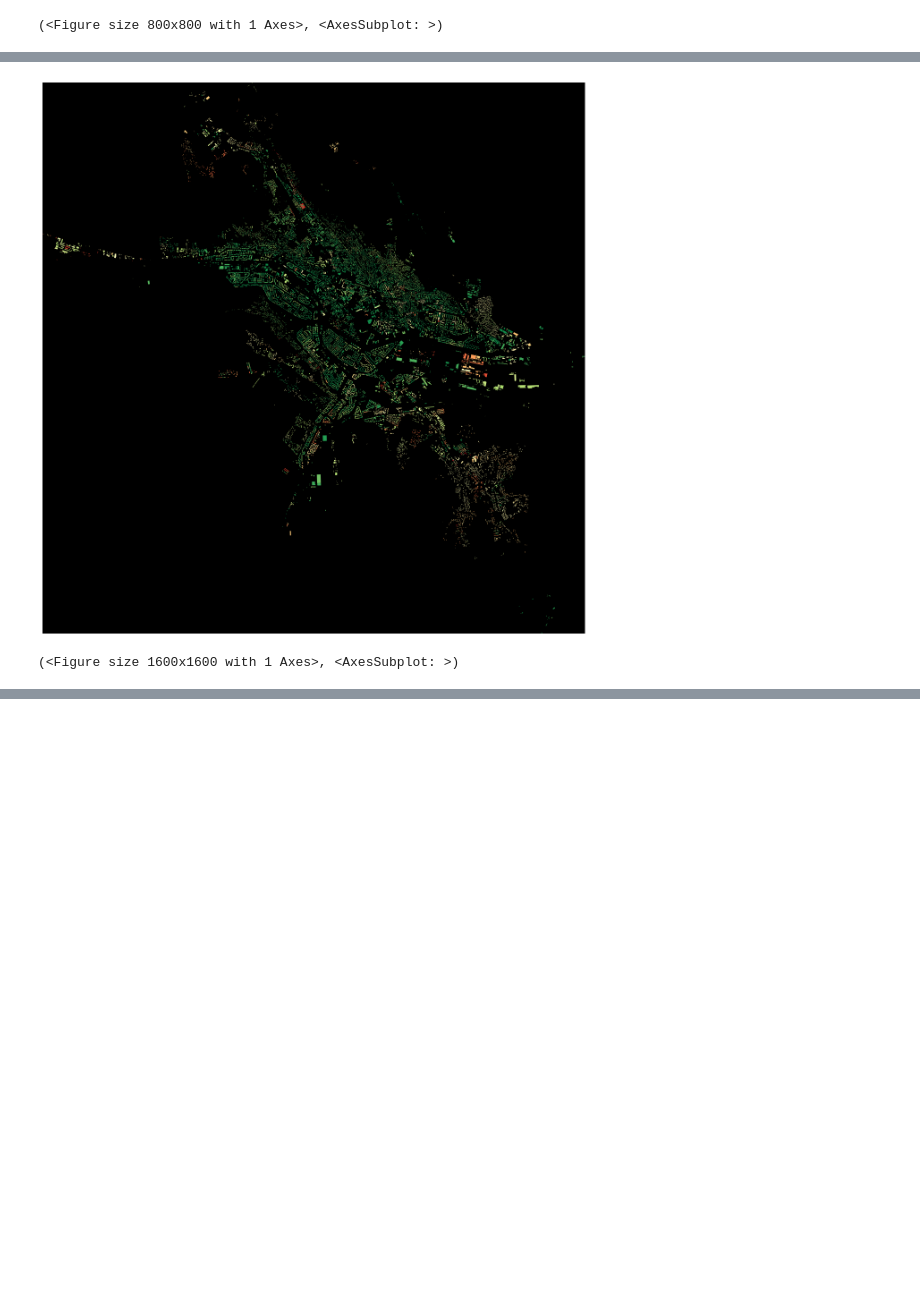
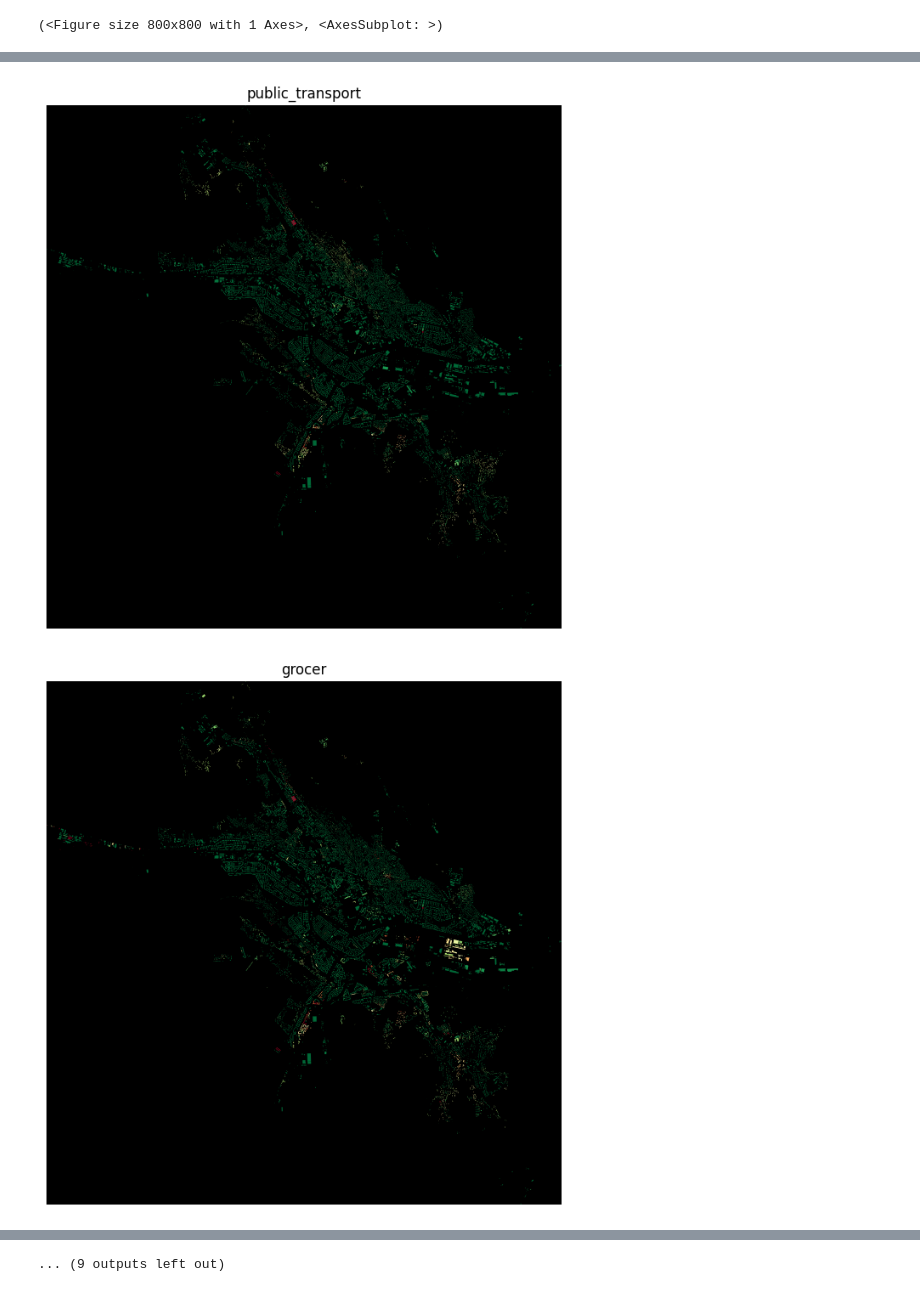
Before and after one commit to colin-dumitru/Liveable-Cities-Score, a Jupyter notebook: checklist/notebooks/Calculate Score.ipynb, the cells around one changed output, grey strips where cells are left out. Saved outputs shown, nothing was run; the diff lists cells and outputs as text; code cells hidden in the pictures; blank space fills up the shorter version.

```diff
--- a/checklist/notebooks/Calculate Score.ipynb
+++ b/checklist/notebooks/Calculate Score.ipynb
@@ -218,6 +239,12 @@ df_residential['lsc'] = df_residential.apply(calculate_lcs, axis=1)
 # %%
-cmap = mpl.colormaps['RdYlGn']
-ox.plot_footprints(df_residential, color=cmap((df_residential['lsc'] * 1.0 / df_residential['lsc'].max())), bgcolor='black', figsize=(16, 16))
+def plot_feature(score_column, max_score = 5):
+    cmap = mpl.colormaps['RdYlGn']
+    return ox.plot_footprints(df_residential, color=cmap((df_residential[score_column] * 1.0 / max_score)), bgcolor='black', figsize=(8, 8), show=False)
-# %% [output]
-[figure, removed]
-(<Figure size 1600x1600 with 1 Axes>, <AxesSubplot: >)
+# %%
+for feature_name, score, df in df_amenities:
+    fig, ax = plot_feature(f'lcs_{feature_name}', max_score=score)
+    ax.set_title(feature_name)
+    plt.show()
+# %% [output]
+[figure, added]
+[figure, added]
@@ -224 +261,2 @@ ox.plot_footprints(df_residential, color=cmap((df_residential['lsc'] * 1.0 / df_
+... (9 outputs left out)
 # %%
```
Also changed, not shown: parts of 7 cells of this notebook, 1 other file.
